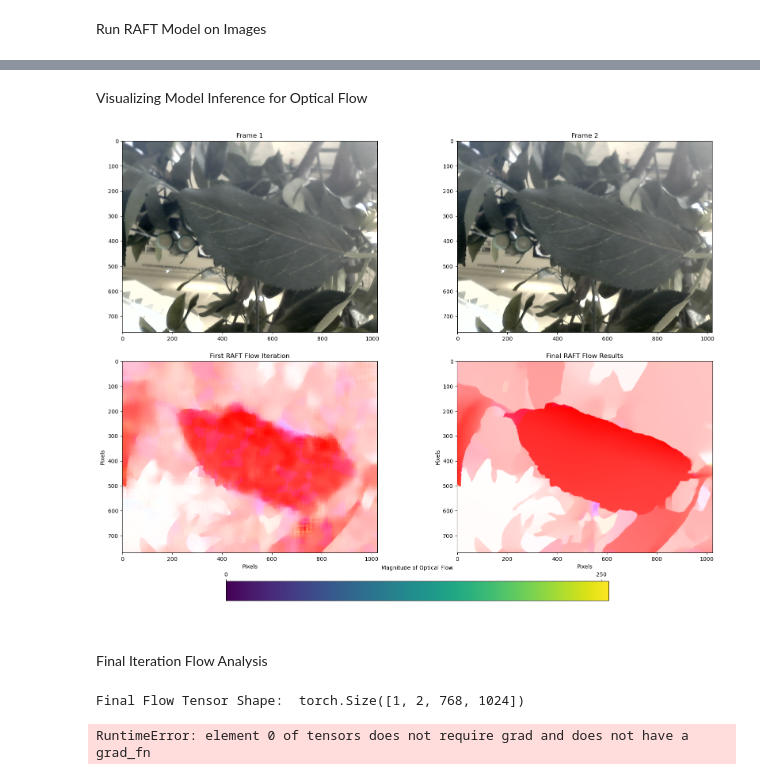
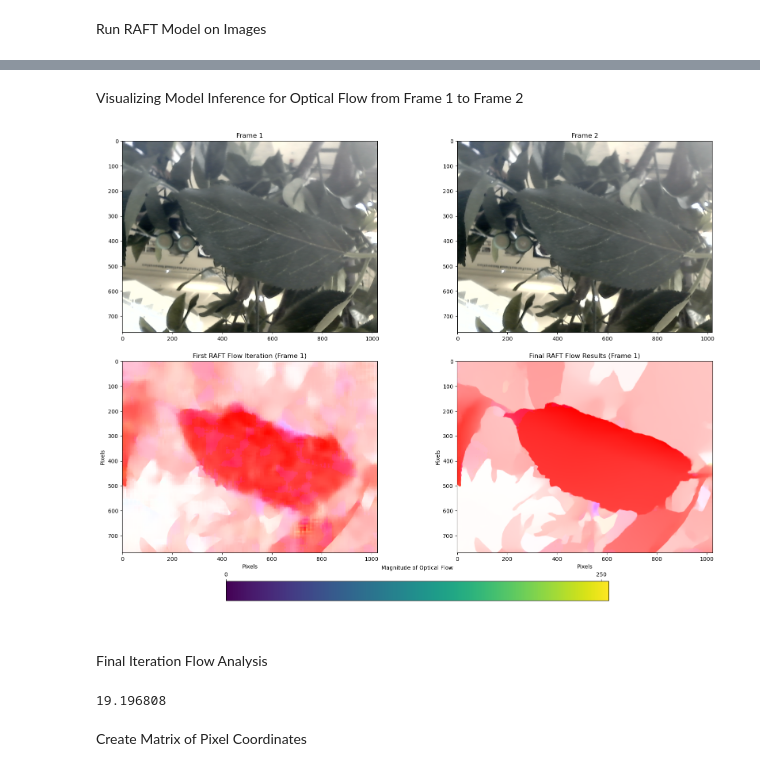
Before and after one commit to kczttm/IndoorFarming, a Jupyter notebook: RAFT/main.ipynb, the cells around one changed output, grey strips where cells are left out. Saved outputs shown, nothing was run; the diff lists cells and outputs as text; code cells hidden in the pictures.

```diff
--- a/RAFT/main.ipynb
+++ b/RAFT/main.ipynb
@@ -131,60 +129,46 @@ AssertionError: Torch not compiled with CUDA enabled
 # %% [markdown]
-Visualizing Model Inference for Optical Flow
+Visualizing Model Inference for Optical Flow from Frame 1 to Frame 2
 # %%
 fig, axes = plt.subplots(3, 2, figsize=(20, 16), gridspec_kw={'height_ratios': [4, 4, 1]})
 axes[0, 0].imshow(frame1)
 axes[0, 0].set_title("Frame 1")
 axes[0, 1].imshow(frame2)
 axes[0, 1].set_title("Frame 2")
 
-im0 = axes[1, 0].imshow(get_viz(flow_iters[0]))
-axes[1, 0].set_title('First RAFT Flow Iteration')
+first_flow_image = axes[1, 0].imshow(get_viz(flow_iters[0]))
+axes[1, 0].set_title('First RAFT Flow Iteration (Frame 1)')
 axes[1, 0].set_xlabel("Pixels"); axes[1, 0].set_ylabel("Pixels")
-im1 = axes[1, 1].imshow(get_viz(flow_iters[-1]))
-axes[1, 1].set_title('Final RAFT Flow Results')
+final_flow_image = axes[1, 1].imshow(get_viz(flow_iters[-1]))
+axes[1, 1].set_title('Final RAFT Flow Results (Frame 1)')
 axes[1, 1].set_xlabel("Pixels"); axes[1, 1].set_ylabel("Pixels")
 
 # Add color bars
 axes[2, 0].axis('off')
 axes[2, 1].axis('off')
-cbar0 = fig.colorbar(im0, ax=axes[2, :], fraction=0.4, pad=0.04, location="top")
+cbar0 = fig.colorbar(first_flow_image, ax=axes[2, :], fraction=0.4, pad=0.04, location="top")
 cbar0.set_label('Magnitude of Optical Flow')
 cbar0.set_ticks([0, 250])
 
 # Adjust layout to ensure all plots and color bars are visible
 # plt.subplots_adjust(hspace=0, wspace=0.2)
 plt.show()
 # %% [output]
-[figure, old version]
+[figure, new version]
 # %% [markdown]
 Final Iteration Flow Analysis
-# %%
-final_flow = flow_iters[-1]
-print("Final Flow Tensor Shape: ", final_flow.shape)
-flow_x_matrix = final_flow[0, 0]  # Horizontal displacement component
-flow_y_matrix = final_flow[0, 1]  # Vertical displacement component
-
-# Compute the magnitude of flow
-flow_magnitude = torch.sqrt(flow_x_matrix**2 + flow_y_matrix**2)
-
-# Clone, detach, and set requires_grad to True for gradient calculation
-flow_x_matrix_1 = flow_x_matrix.clone().detach().requires_grad_(True)
-flow_y_matrix_1 = flow_y_matrix.clone().detach().requires_grad_(True)
-
-# Now compute the gradient of the flow magnitude with respect to the initial frame
-gradient_x = torch.autograd.grad(outputs=flow_magnitude, inputs=flow_x_matrix_1, retain_graph=True)[0]
-gradient_y = torch.autograd.grad(outputs=flow_magnitude, inputs=flow_y_matrix_1)[0]
-
-# Convert gradient tensors to strings before writing to file
-gradient_x_str = str(gradient_x.numpy().tolist())
-gradient_y_str = str(gradient_y.numpy().tolist())
-print(gradient_x.shape)
-
-with open('gradient_x.txt', 'w') as fp_x:
-    fp_x.write(gradient_x_str)
-
-with open('gradient_y.txt', 'w') as fp_y:
-    fp_y.write(gradient_y_str)
-# %% [output]
-Final Flow Tensor Shape:  torch.Size([1, 2, 768, 1024])
-RuntimeError: element 0 of tensors does not require grad and does not have a grad_fn
+# %%
+final_flow = flow_iters[-1]
+flow_x_matrix = final_flow[0, 0]  # Horizontal displacement component in pixels
+flow_y_matrix = final_flow[0, 1]  # Vertical displacement component in pixels
+
+# Compute the magnitude of flow
+flow_magnitude = torch.sqrt(flow_x_matrix**2 + flow_y_matrix**2)
+
+flow_x_matrix = flow_x_matrix.cpu().numpy() # Tensor to numpy array can only be done on CPU
+flow_y_matrix = flow_y_matrix.cpu().numpy()
+flow_magnitude = flow_magnitude.cpu().numpy()
+print(flow_x_matrix[446, 885])
+# %% [output]
+19.196808
+# %% [markdown]
+Create Matrix of Pixel Coordinates
```
Also changed, not shown: parts of 8 cells of this notebook, 2 other files.
